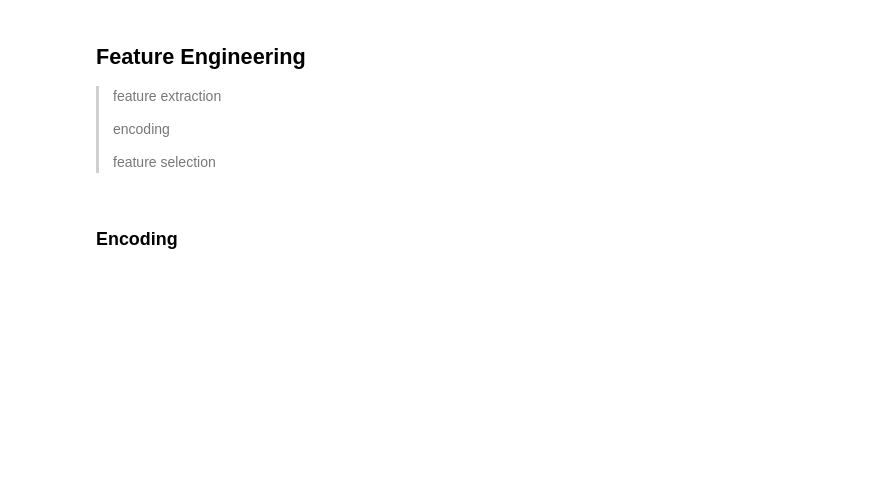
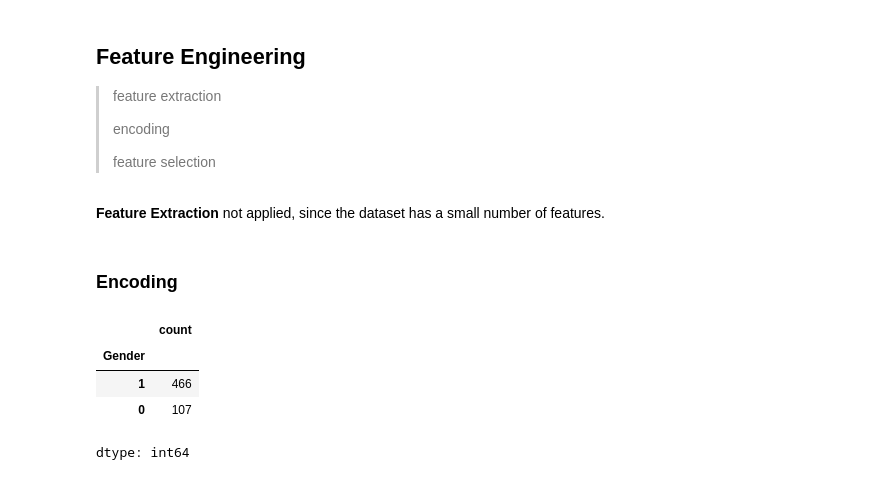
Before and after one commit to AdhamAshraf2323/Loan-Predication, a Jupyter notebook: Bank_Loan_System.ipynb, the cells around one changed output. Cells and saved outputs as stored; diff of their text form; code cells hidden in the pictures; blank space fills up the shorter version.

```diff
--- a/Bank_Loan_System.ipynb
+++ b/Bank_Loan_System.ipynb
@@ -606,10 +650,18 @@ Cramér's V : 0.0816
 >encoding
 >
 > feature selection
+# %% [markdown]
+**Feature Extraction**  not applied, since the dataset has a small number of features.
 # %% [markdown]
 ### Encoding
 # %%
 
-# df_LoanAmount_filtered['Gender'] = df_LoanAmount_filtered['Gender'].map({'Female': 0, 'Male': 1})
-# df_LoanAmount_filtered['Gender'].value_counts()
+df_LoanAmount_filtered['Gender'] = df_LoanAmount_filtered['Gender'].map({'Female': 0, 'Male': 1})
+df_LoanAmount_filtered['Gender'].value_counts()
+# %% [output]
+|  | count |
+| Gender |  |
+| 1 | 466 |
+| 0 | 107 |
+dtype: int64
 # %%
```
Also changed, not shown: parts of 23 cells of this notebook.
